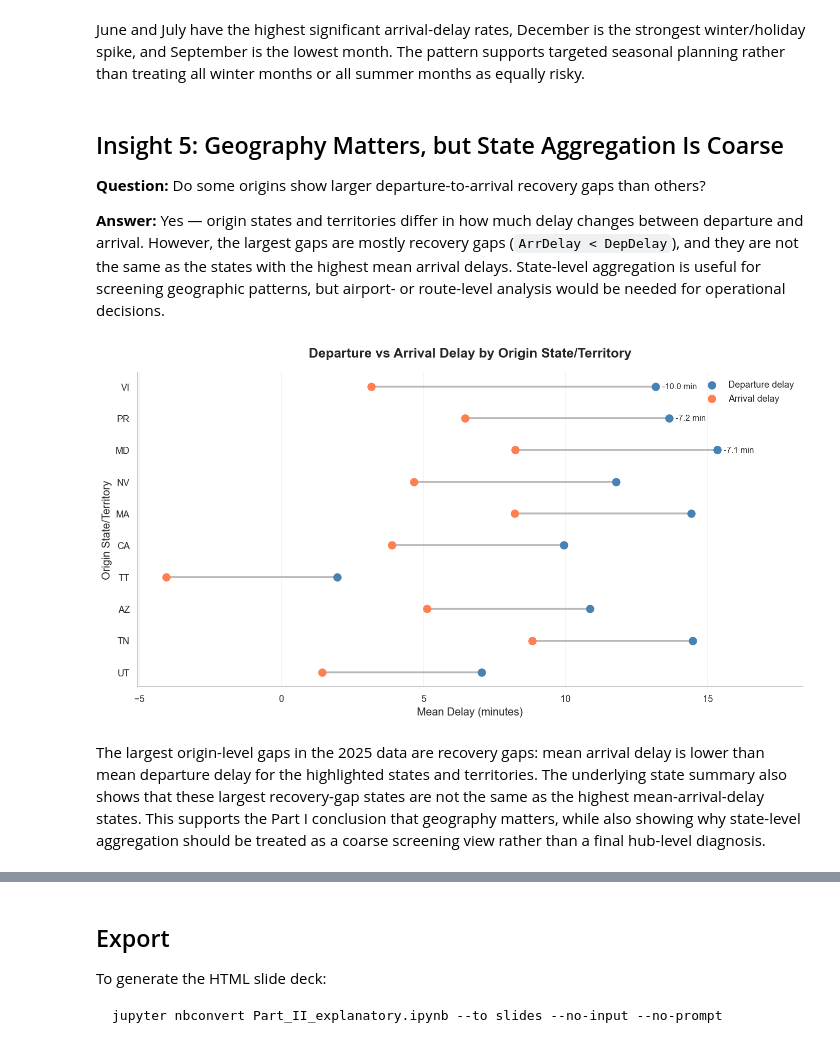
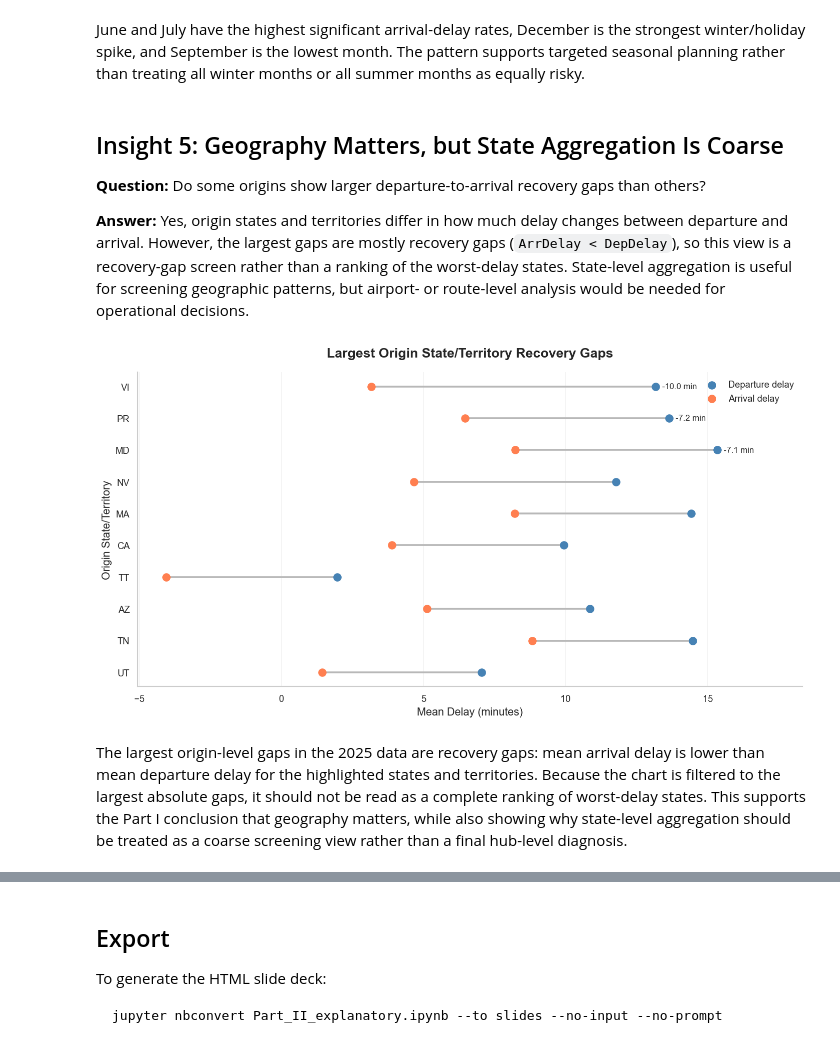
Before and after one commit to luisjfeliu/data-analysis-flight-delays-visuals, a Jupyter notebook: Part_II_explanatory.ipynb, the cells around one changed output, grey strips where cells are left out. Drawn from its saved outputs; the diff is of its cells as text; code cells hidden in the pictures.

Commit message:
More Part II polishing

```diff
--- a/Part_II_explanatory.ipynb
+++ b/Part_II_explanatory.ipynb
@@ -367,7 +367,7 @@ June and July have the highest significant arrival-delay rates, December is the
 
 **Question:** Do some origins show larger departure-to-arrival recovery gaps than others?
 
-**Answer:** Yes — origin states and territories differ in how much delay changes between departure and arrival. However, the largest gaps are mostly recovery gaps (`ArrDelay < DepDelay`), and they are not the same as the states with the highest mean arrival delays. State-level aggregation is useful for screening geographic patterns, but airport- or route-level analysis would be needed for operational decisions.
+**Answer:** Yes, origin states and territories differ in how much delay changes between departure and arrival. However, the largest gaps are mostly recovery gaps (`ArrDelay < DepDelay`), so this view is a recovery-gap screen rather than a ranking of the worst-delay states. State-level aggregation is useful for screening geographic patterns, but airport- or route-level analysis would be needed for operational decisions.
 # %%
 # Insight 5: Departure vs arrival delay by origin state/territory
 state_delays = df_active.groupby('OriginState').agg({
@@ -394,37 +394,37 @@ ax.hlines(
 ax.scatter(state_delays['DepDelay'], y, color='steelblue', s=80, label='Departure delay', zorder=2)
 ax.scatter(state_delays['ArrDelay'], y, color='coral', s=80, label='Arrival delay', zorder=3)
 
 for state in state_delays.index[:3]:
     row = state_delays.loc[state]
     y_pos = state_delays.index.get_loc(state)
     x_pos = max(row['DepDelay'], row['ArrDelay'])
     ax.annotate(
         f"{row['DelayDelta']:+.1f} min",
         xy=(x_pos, y_pos),
         xytext=(8, 0),
         textcoords='offset points',
         va='center',
         fontsize=10,
         color='#333333'
     )
 
 x_min = state_delays[['DepDelay', 'ArrDelay']].min().min()
 x_max = state_delays[['DepDelay', 'ArrDelay']].max().max()
 ax.set_xlim(min(0, x_min - 1), x_max + 3)
 ax.set_yticks(y)
 ax.set_yticklabels(state_delays.index)
 ax.invert_yaxis()
-ax.set_title('Departure vs Arrival Delay by Origin State/Territory', fontsize=16, fontweight='bold', pad=18)
+ax.set_title('Largest Origin State/Territory Recovery Gaps', fontsize=16, fontweight='bold', pad=18)
 ax.set_xlabel('Mean Delay (minutes)', fontsize=13)
 ax.set_ylabel('Origin State/Territory', fontsize=13)
 ax.grid(axis='x', alpha=0.25)
 ax.grid(axis='y', visible=False)
 ax.legend(frameon=False, loc='upper right')
 plt.tight_layout()
 # %% [output]
-[figure, old version]
+[figure, new version]
 # %% [markdown]
-The largest origin-level gaps in the 2025 data are recovery gaps: mean arrival delay is lower than mean departure delay for the highlighted states and territories. The underlying state summary also shows that these largest recovery-gap states are not the same as the highest mean-arrival-delay states. This supports the Part I conclusion that geography matters, while also showing why state-level aggregation should be treated as a coarse screening view rather than a final hub-level diagnosis.
+The largest origin-level gaps in the 2025 data are recovery gaps: mean arrival delay is lower than mean departure delay for the highlighted states and territories. Because the chart is filtered to the largest absolute gaps, it should not be read as a complete ranking of worst-delay states. This supports the Part I conclusion that geography matters, while also showing why state-level aggregation should be treated as a coarse screening view rather than a final hub-level diagnosis.
 # %% [markdown]
 ## Summary & Key Takeaways
 
```
Also changed, not shown: parts of 5 cells of this notebook, 2 other files.
